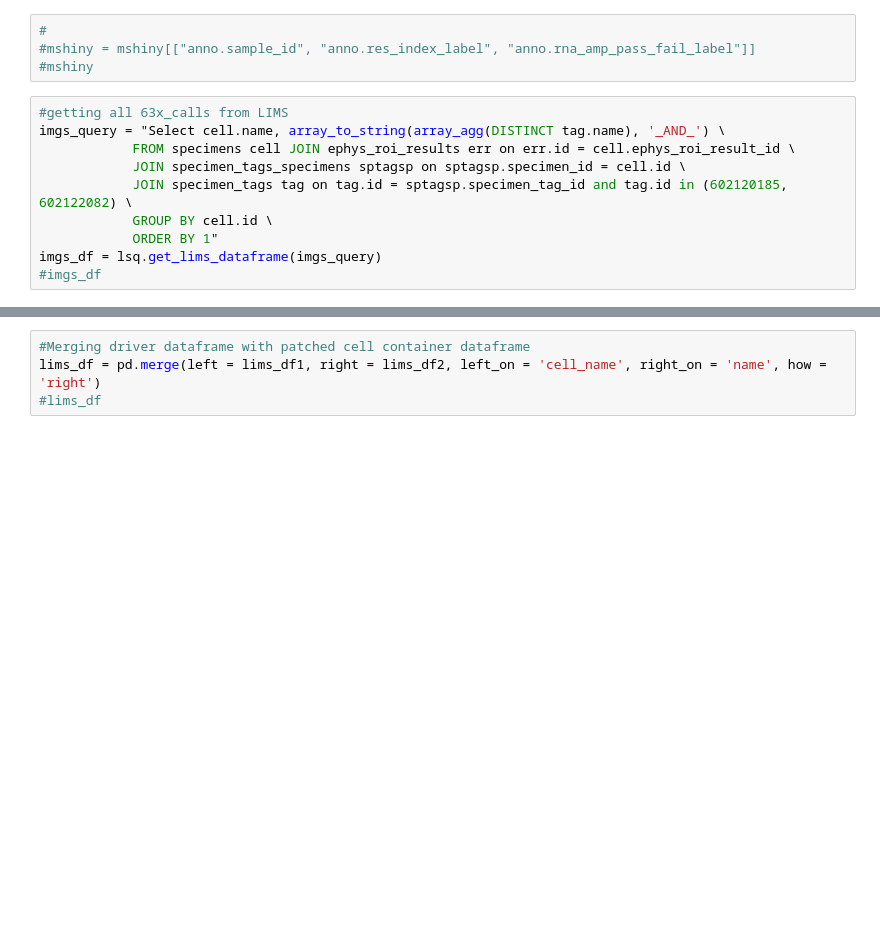
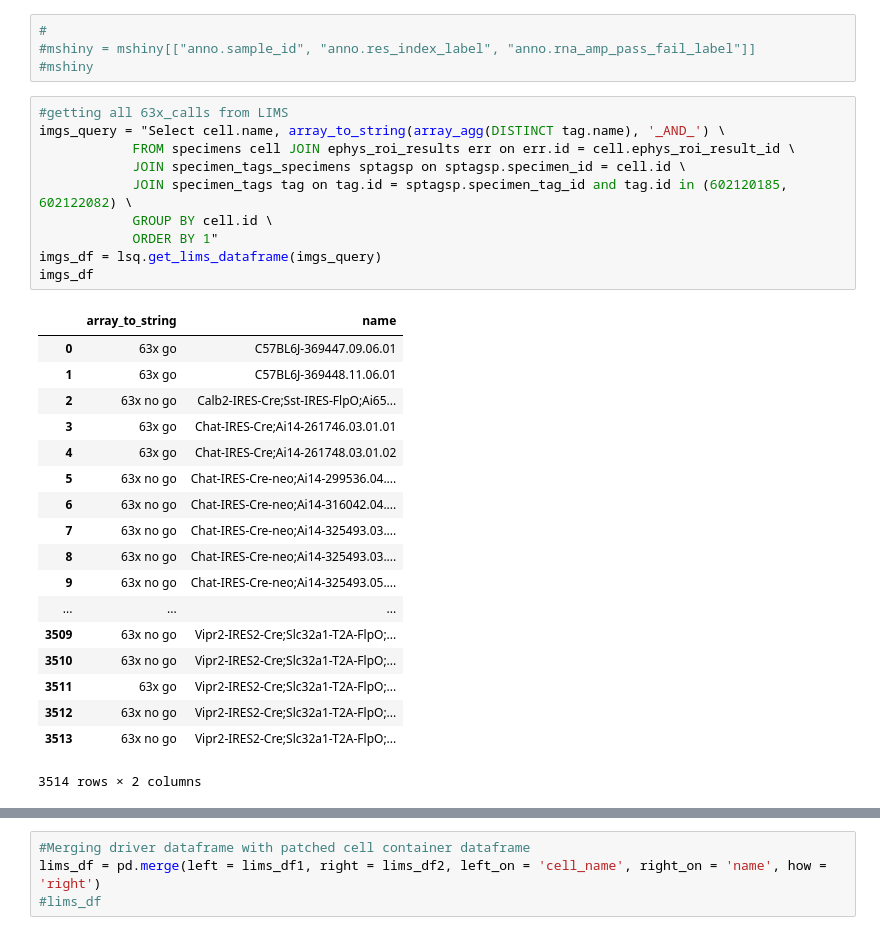
Before and after one commit to ru57y34nn/SMART_goals, a Jupyter notebook: src/SMART_Data.ipynb, the cells around one changed output, grey strips where cells are left out. Cells and saved outputs as stored; diff of their text form; blank space fills up the shorter version.

```diff
--- a/src/SMART_Data.ipynb
+++ b/src/SMART_Data.ipynb
@@ -18,13 +18,32 @@ mshiny = pd.read_csv("../data/mouse_anno_table.csv",
 # %%
 #getting all 63x_calls from LIMS
 imgs_query = "Select cell.name, array_to_string(array_agg(DISTINCT tag.name), '_AND_') \
             FROM specimens cell JOIN ephys_roi_results err on err.id = cell.ephys_roi_result_id \
             JOIN specimen_tags_specimens sptagsp on sptagsp.specimen_id = cell.id \
             JOIN specimen_tags tag on tag.id = sptagsp.specimen_tag_id and tag.id in (602120185, 602122082) \
             GROUP BY cell.id \
             ORDER BY 1"
 imgs_df = lsq.get_lims_dataframe(imgs_query)
-#imgs_df
+imgs_df
+# %% [output]
+|  | array_to_string | name |
+| 0 | 63x go | C57BL6J-369447.09.06.01 |
+| 1 | 63x go | C57BL6J-369448.11.06.01 |
+| 2 | 63x no go | Calb2-IRES-Cre;Sst-IRES-FlpO;Ai65... |
+| 3 | 63x go | Chat-IRES-Cre;Ai14-261746.03.01.01 |
+| 4 | 63x go | Chat-IRES-Cre;Ai14-261748.03.01.02 |
+| 5 | 63x no go | Chat-IRES-Cre-neo;Ai14-299536.04.... |
+| 6 | 63x no go | Chat-IRES-Cre-neo;Ai14-316042.04.... |
+| 7 | 63x no go | Chat-IRES-Cre-neo;Ai14-325493.03.... |
+| 8 | 63x no go | Chat-IRES-Cre-neo;Ai14-325493.03.... |
+| 9 | 63x no go | Chat-IRES-Cre-neo;Ai14-325493.05.... |
+| ... | ... | ... |
+| 3509 | 63x no go | Vipr2-IRES2-Cre;Slc32a1-T2A-FlpO;... |
+| 3510 | 63x no go | Vipr2-IRES2-Cre;Slc32a1-T2A-FlpO;... |
+| 3511 | 63x go | Vipr2-IRES2-Cre;Slc32a1-T2A-FlpO;... |
+| 3512 | 63x no go | Vipr2-IRES2-Cre;Slc32a1-T2A-FlpO;... |
+| 3513 | 63x no go | Vipr2-IRES2-Cre;Slc32a1-T2A-FlpO;... |
+3514 rows × 2 columns
 # %%
 #getting driver lines for all patch-seq cells
 lims_query1 = "WITH reporters AS (SELECT dg.donor_id, ARRAY_TO_STRING (ARRAY_AGG (DISTINCT g.name), ' ') AS reporters \
```
Also changed, not shown: parts of 2 cells of this notebook, 2 other files.
